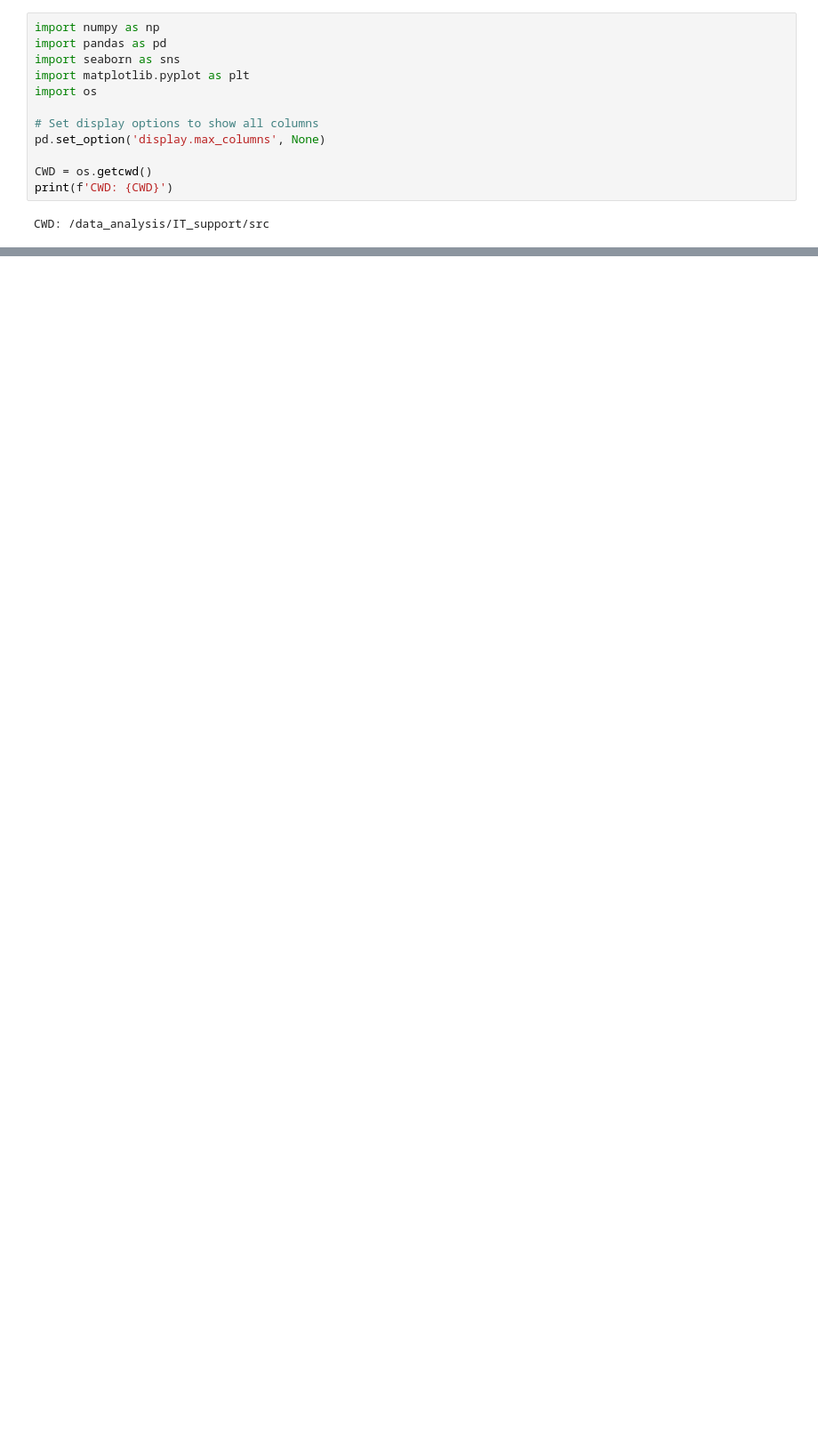
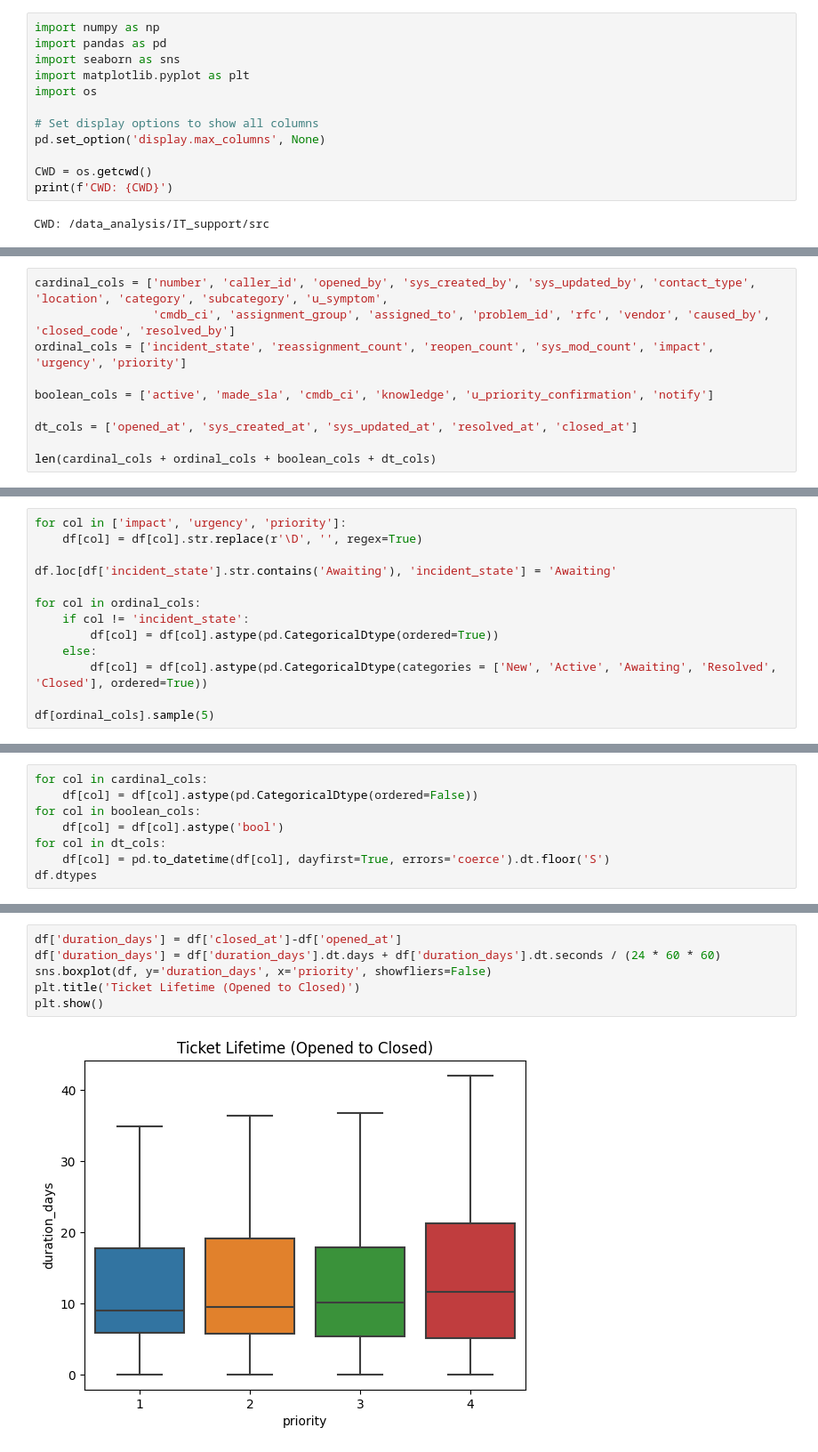
Before and after one commit to khizon/data_analysis, a Jupyter notebook: IT_support/src/exploration.ipynb, the cells around one changed output, grey strips where cells are left out. Shown at 89% size. Drawn from its saved outputs; the diff is of its cells as text; blank space fills up the shorter version.

```diff
--- a/IT_support/src/exploration.ipynb
+++ b/IT_support/src/exploration.ipynb
@@ -31,0 +34,10 @@ print(df.columns.to_list())
+# %%
+cardinal_cols = ['number', 'caller_id', 'opened_by', 'sys_created_by', 'sys_updated_by', 'contact_type', 'location', 'category', 'subcategory', 'u_symptom',
+                 'cmdb_ci', 'assignment_group', 'assigned_to', 'problem_id', 'rfc', 'vendor', 'caused_by', 'closed_code', 'resolved_by']
+ordinal_cols = ['incident_state', 'reassignment_count', 'reopen_count', 'sys_mod_count', 'impact', 'urgency', 'priority']
+
+boolean_cols = ['active', 'made_sla', 'cmdb_ci', 'knowledge', 'u_priority_confirmation', 'notify']
+
+dt_cols = ['opened_at', 'sys_created_at', 'sys_updated_at', 'resolved_at', 'closed_at']
+
+len(cardinal_cols + ordinal_cols + boolean_cols + dt_cols)
@@ -36,0 +88,13 @@ df['incident_state'].value_counts().plot(kind='barh')
+# %%
+for col in ['impact', 'urgency', 'priority']:
+    df[col] = df[col].str.replace(r'\D', '', regex=True)
+
+df.loc[df['incident_state'].str.contains('Awaiting'), 'incident_state'] = 'Awaiting'
+
+for col in ordinal_cols:
+    if col != 'incident_state':
+        df[col] = df[col].astype(pd.CategoricalDtype(ordered=True))
+    else:
+        df[col] = df[col].astype(pd.CategoricalDtype(categories = ['New', 'Active', 'Awaiting', 'Resolved', 'Closed'], ordered=True))
+
+df[ordinal_cols].sample(5)
@@ -36,0 +108,8 @@ df['incident_state'].value_counts().plot(kind='barh')
+# %%
+for col in cardinal_cols:
+    df[col] = df[col].astype(pd.CategoricalDtype(ordered=False))
+for col in boolean_cols:
+    df[col] = df[col].astype('bool')
+for col in dt_cols:
+    df[col] = pd.to_datetime(df[col], dayfirst=True, errors='coerce').dt.floor('S')
+df.dtypes
@@ -36,0 +136,8 @@ df['incident_state'].value_counts().plot(kind='barh')
+# %%
+df['duration_days'] = df['closed_at']-df['opened_at']
+df['duration_days'] = df['duration_days'].dt.days + df['duration_days'].dt.seconds / (24 * 60 * 60)
+sns.boxplot(df, y='duration_days', x='priority', showfliers=False)
+plt.title('Ticket Lifetime (Opened to Closed)')
+plt.show()
+# %% [output]
+[figure, added]
```
Also changed, not shown: parts of 23 cells of this notebook.
